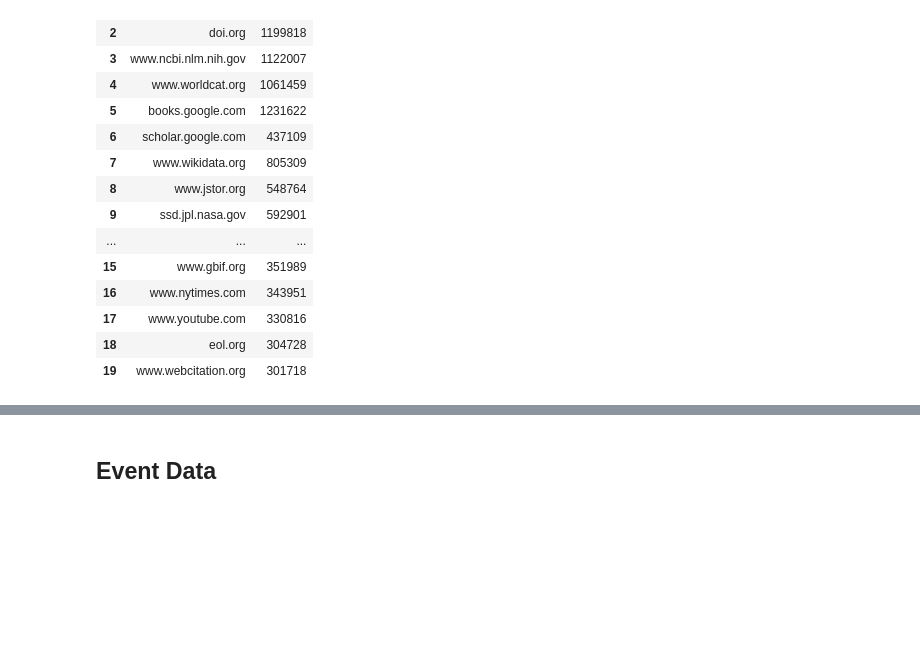
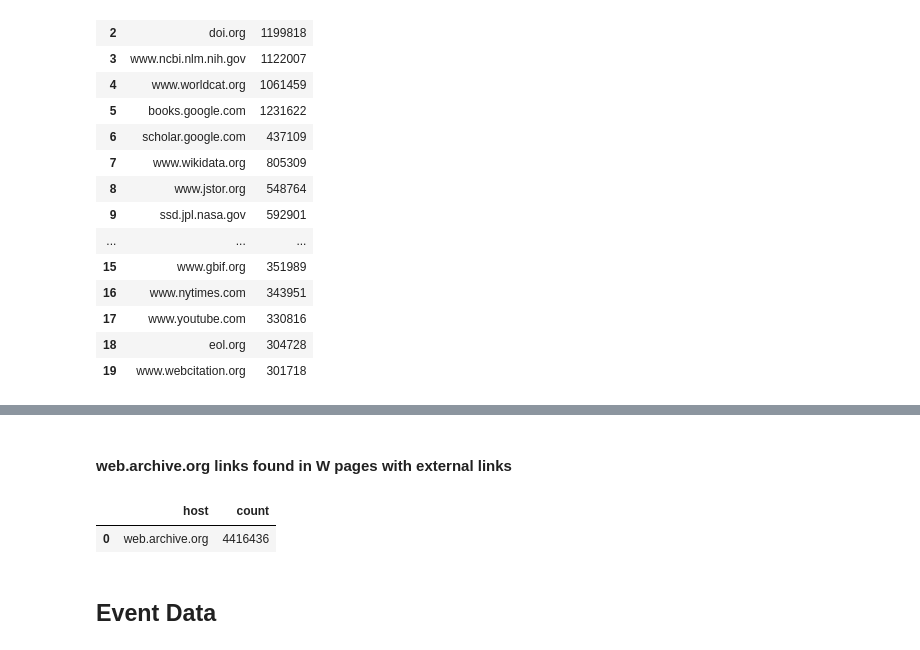
Before and after one commit to elifesciences-publications/wiki-citation-usage, a Jupyter notebook: notebooks/events-and-counts--hostnames.ipynb, the cells around one changed output, grey strips where cells are left out. Drawn from its saved outputs; the diff is of its cells as text; code cells hidden in the pictures; blank space fills up the shorter version.

```diff
--- a/notebooks/events-and-counts--hostnames.ipynb
+++ b/notebooks/events-and-counts--hostnames.ipynb
@@ -92,3 +112,23 @@ top_hosts_w.toPandas()
+# %% [markdown]
+#### web.archive.org links found in W pages with external links
+# %%
+# count of web.archive.org links in W pages with external links
+archive_org_w_query = """
+SELECT PARSE_URL(LOWER(el_to),'HOST') AS host, COUNT(DISTINCT el_from, el_to) AS count
+FROM ryanmax.population_externallinks
+WHERE el_from IN
+    (SELECT DISTINCT page_id AS el_from
+    FROM ryanmax.population_w_pages_with_extlinks
+    )
+AND LOWER(el_to) RLIKE '^https?://web.archive.org/web/'
+AND PARSE_URL(LOWER(el_to),'HOST') = 'web.archive.org'
+GROUP BY host
+"""
+archive_org_w = spark.sql(archive_org_w_query)
+archive_org_w.toPandas()
+# %% [output]
+|  | host | count |
+| 0 | web.archive.org | 4416436 |
 # %% [markdown]
 ## Event Data
 # %% [markdown]
```
Also changed, not shown: parts of 7 cells of this notebook.
